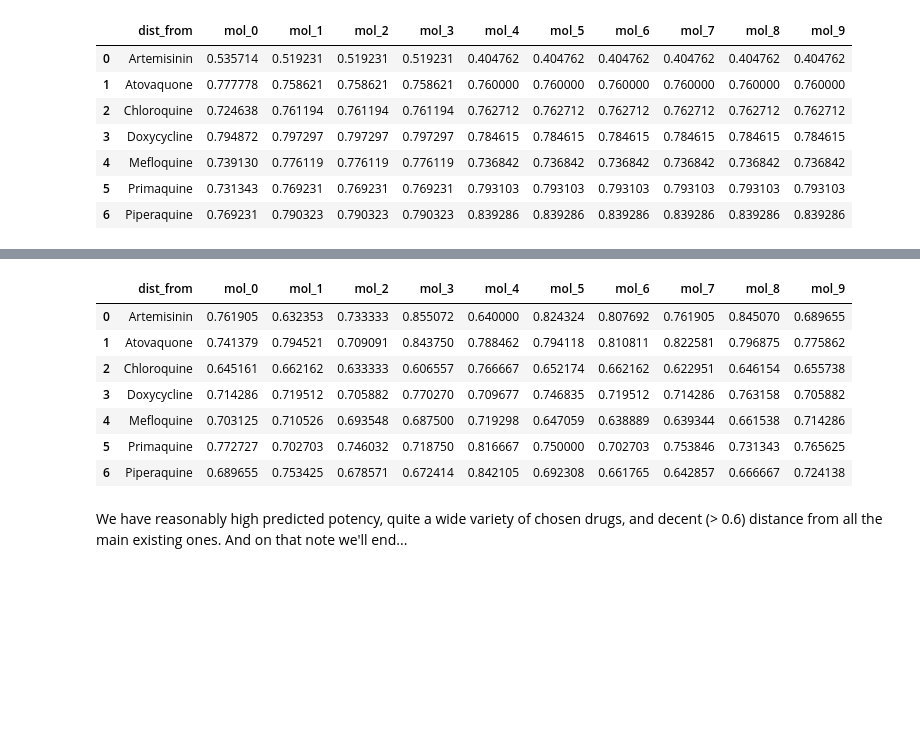
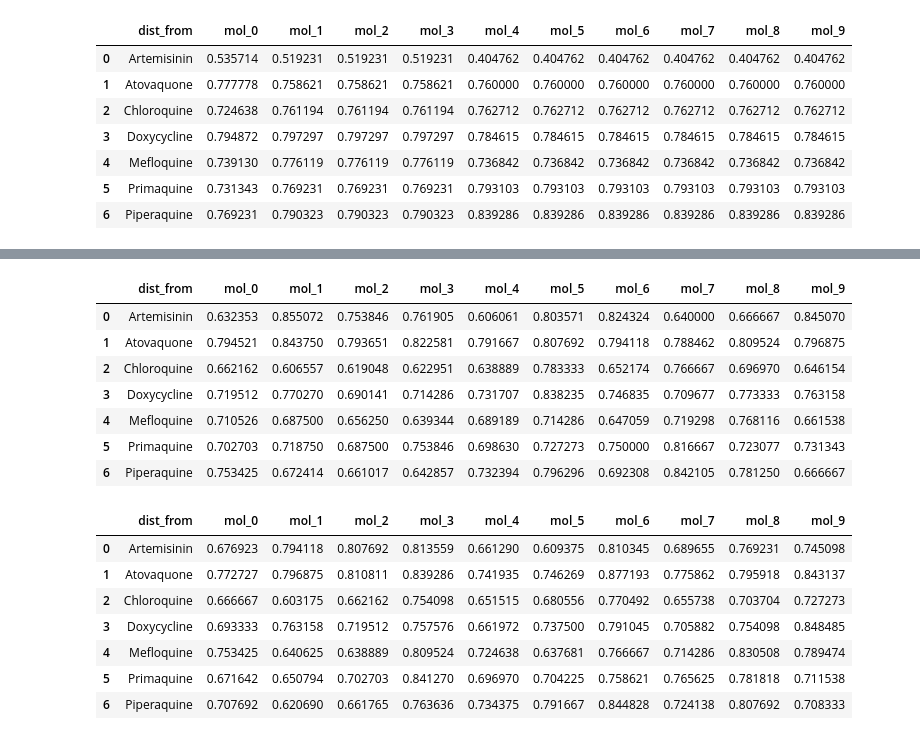
Before and after one commit to owatson/sherlock, a Jupyter notebook: notebooks/Malaria research PT1 - Tres Cantos Data.ipynb, the cells around one changed output, grey strips where cells are left out. Cells and saved outputs as stored; diff of their text form; code cells hidden in the pictures; blank space fills up the shorter version.

```diff
--- a/notebooks/Malaria research PT1 - Tres Cantos Data.ipynb
+++ b/notebooks/Malaria research PT1 - Tres Cantos Data.ipynb
@@ -451,13 +451,22 @@ pd.DataFrame.from_dict(mhdr)[['labels', ] + drug_labels]
 | 6 | Piperaquine | 0.842105 | 0.780000 | 0.500000 | 0.800000 | 0.732143 | 0.647059 | 0.000000 |
 # %%
 from scipy.spatial.distance import cdist
-def dist_df(smiles):
+def dist_df(smiles, offset=10):
     dct = {'dist_from' : drug_labels}
     for i, sm in enumerate(smiles):
         cd = cdist(np.asarray([utils.get_fp(sm),]), np.asarray([utils.get_fp(d) for d in drugs]), metric='jaccard')
         dct['mol_' + str(i)] = cd[0]
         pass
     return pd.DataFrame.from_dict(dct)
+
+def dist_full(smiles, offset=10):
+    dct = {}
+    for i, sm in enumerate(smiles):
+        cd = cdist(np.asarray([utils.get_fp(sm),]), np.asarray([x for x in full_df.fps.values]), metric='jaccard')[0]
+        smallest = cd[np.argsort(cd)]
+        dct['mol_' + str(i)] = smallest[:10]
+        pass
+    return pd.DataFrame.from_dict(dct)
 # %% [markdown]
 ### 3.1  10 Most potent drugs...
 
@@ -529,15 +540,24 @@ mp_utils.summarize('BEST_D', 10)
 # %%
-sms, lbls = mp_utils.summarize('BEST_D', 10, draw=False)
+sms, lbls = mp_utils.summarize('BEST_D', 20, draw=False, check_new=full_df)
 # %%
-dist_df(sms)
+dist_df(sms[:10])
 # %% [output]
 |  | dist_from | mol_0 | mol_1 | mol_2 | mol_3 | mol_4 | mol_5 | mol_6 | mol_7 | mol_8 | mol_9 |
-| 0 | Artemisinin | 0.761905 | 0.632353 | 0.733333 | 0.855072 | 0.640000 | 0.824324 | 0.807692 | 0.761905 | 0.845070 | 0.689655 |
-| 1 | Atovaquone | 0.741379 | 0.794521 | 0.709091 | 0.843750 | 0.788462 | 0.794118 | 0.810811 | 0.822581 | 0.796875 | 0.775862 |
-| 2 | Chloroquine | 0.645161 | 0.662162 | 0.633333 | 0.606557 | 0.766667 | 0.652174 | 0.662162 | 0.622951 | 0.646154 | 0.655738 |
-| 3 | Doxycycline | 0.714286 | 0.719512 | 0.705882 | 0.770270 | 0.709677 | 0.746835 | 0.719512 | 0.714286 | 0.763158 | 0.705882 |
-| 4 | Mefloquine | 0.703125 | 0.710526 | 0.693548 | 0.687500 | 0.719298 | 0.647059 | 0.638889 | 0.639344 | 0.661538 | 0.714286 |
-| 5 | Primaquine | 0.772727 | 0.702703 | 0.746032 | 0.718750 | 0.816667 | 0.750000 | 0.702703 | 0.753846 | 0.731343 | 0.765625 |
-| 6 | Piperaquine | 0.689655 | 0.753425 | 0.678571 | 0.672414 | 0.842105 | 0.692308 | 0.661765 | 0.642857 | 0.666667 | 0.724138 |
+| 0 | Artemisinin | 0.632353 | 0.855072 | 0.753846 | 0.761905 | 0.606061 | 0.803571 | 0.824324 | 0.640000 | 0.666667 | 0.845070 |
+| 1 | Atovaquone | 0.794521 | 0.843750 | 0.793651 | 0.822581 | 0.791667 | 0.807692 | 0.794118 | 0.788462 | 0.809524 | 0.796875 |
+| 2 | Chloroquine | 0.662162 | 0.606557 | 0.619048 | 0.622951 | 0.638889 | 0.783333 | 0.652174 | 0.766667 | 0.696970 | 0.646154 |
+| 3 | Doxycycline | 0.719512 | 0.770270 | 0.690141 | 0.714286 | 0.731707 | 0.838235 | 0.746835 | 0.709677 | 0.773333 | 0.763158 |
+| 4 | Mefloquine | 0.710526 | 0.687500 | 0.656250 | 0.639344 | 0.689189 | 0.714286 | 0.647059 | 0.719298 | 0.768116 | 0.661538 |
+| 5 | Primaquine | 0.702703 | 0.718750 | 0.687500 | 0.753846 | 0.698630 | 0.727273 | 0.750000 | 0.816667 | 0.723077 | 0.731343 |
+| 6 | Piperaquine | 0.753425 | 0.672414 | 0.661017 | 0.642857 | 0.732394 | 0.796296 | 0.692308 | 0.842105 | 0.781250 | 0.666667 |
-# %% [markdown]
-We have reasonably high predicted potency, quite a wide variety of chosen drugs, and decent (> 0.6) distance from all the main existing ones.  And on that note we'll end...
+# %%
+dist_df(sms[10:], offset=10)
+# %% [output]
+|  | dist_from | mol_0 | mol_1 | mol_2 | mol_3 | mol_4 | mol_5 | mol_6 | mol_7 | mol_8 | mol_9 |
+| 0 | Artemisinin | 0.676923 | 0.794118 | 0.807692 | 0.813559 | 0.661290 | 0.609375 | 0.810345 | 0.689655 | 0.769231 | 0.745098 |
+| 1 | Atovaquone | 0.772727 | 0.796875 | 0.810811 | 0.839286 | 0.741935 | 0.746269 | 0.877193 | 0.775862 | 0.795918 | 0.843137 |
+| 2 | Chloroquine | 0.666667 | 0.603175 | 0.662162 | 0.754098 | 0.651515 | 0.680556 | 0.770492 | 0.655738 | 0.703704 | 0.727273 |
+| 3 | Doxycycline | 0.693333 | 0.763158 | 0.719512 | 0.757576 | 0.661972 | 0.737500 | 0.791045 | 0.705882 | 0.754098 | 0.848485 |
+| 4 | Mefloquine | 0.753425 | 0.640625 | 0.638889 | 0.809524 | 0.724638 | 0.637681 | 0.766667 | 0.714286 | 0.830508 | 0.789474 |
+| 5 | Primaquine | 0.671642 | 0.650794 | 0.702703 | 0.841270 | 0.696970 | 0.704225 | 0.758621 | 0.765625 | 0.781818 | 0.711538 |
+| 6 | Piperaquine | 0.707692 | 0.620690 | 0.661765 | 0.763636 | 0.734375 | 0.791667 | 0.844828 | 0.724138 | 0.807692 | 0.708333 |
```
Also changed, not shown: parts of 15 cells of this notebook.
